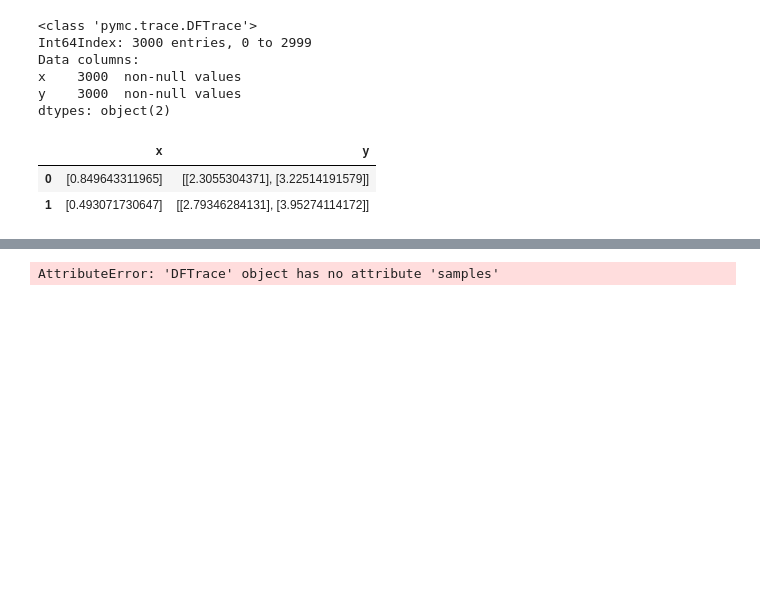
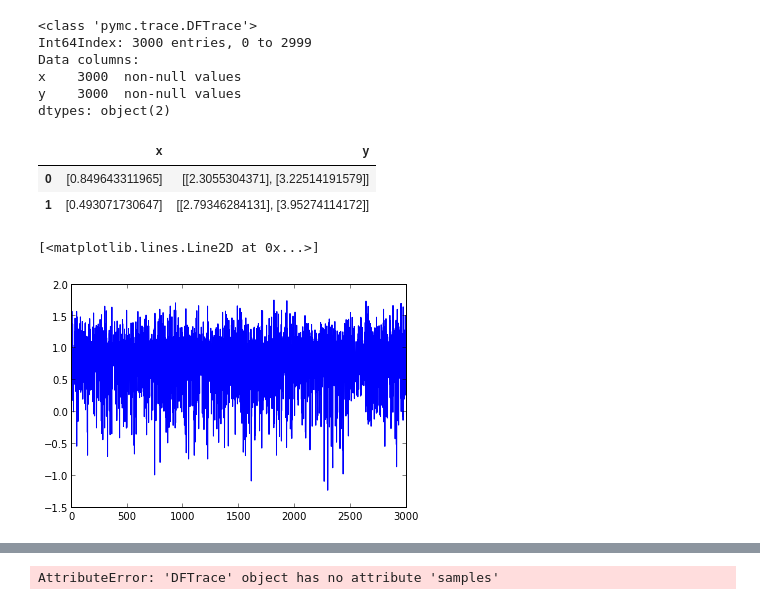
Before and after one commit to terhardt/pymc, a Jupyter notebook: examples/tutorial.ipynb, the cells around one changed output, grey strips where cells are left out. Saved outputs shown, nothing was run; the diff lists cells and outputs as text; code cells hidden in the pictures; blank space fills up the shorter version.

Commit message:
added notebook graphs

```diff
--- a/examples/tutorial.ipynb
+++ b/examples/tutorial.ipynb
@@ -88,3 +88,8 @@ trace[:2]
 |  | x | y |
 | 0 | [0.849643311965] | [[2.3055304371], [3.22514191579]] |
 | 1 | [0.493071730647] | [[2.79346284131], [3.95274114172]] |
+# %%
+plot(trace.x)
+# %% [output]
+[<matplotlib.lines.Line2D at 0x...>]
+[figure, added]
```
Also changed, not shown: parts of 1 cell of this notebook.
